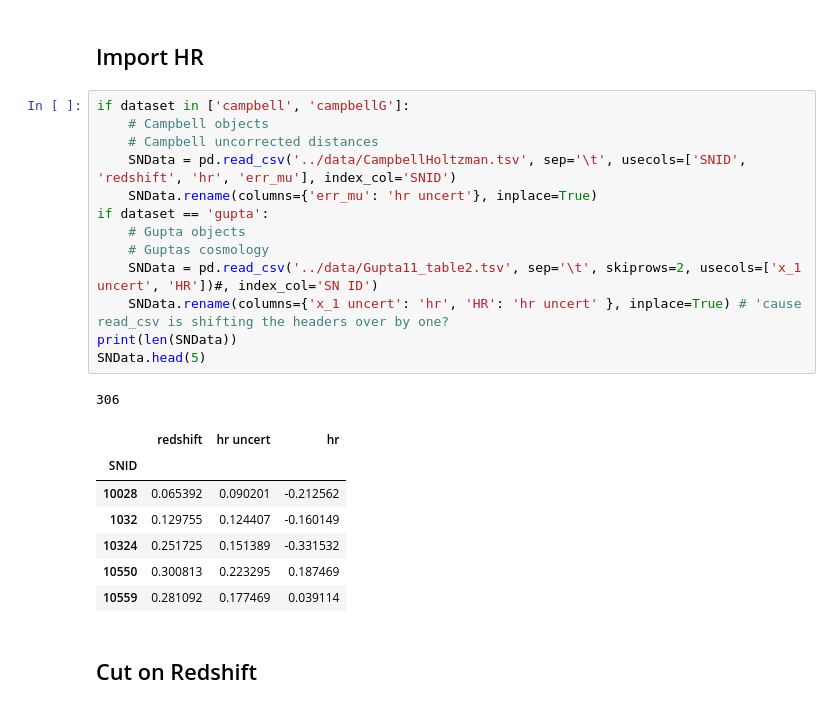
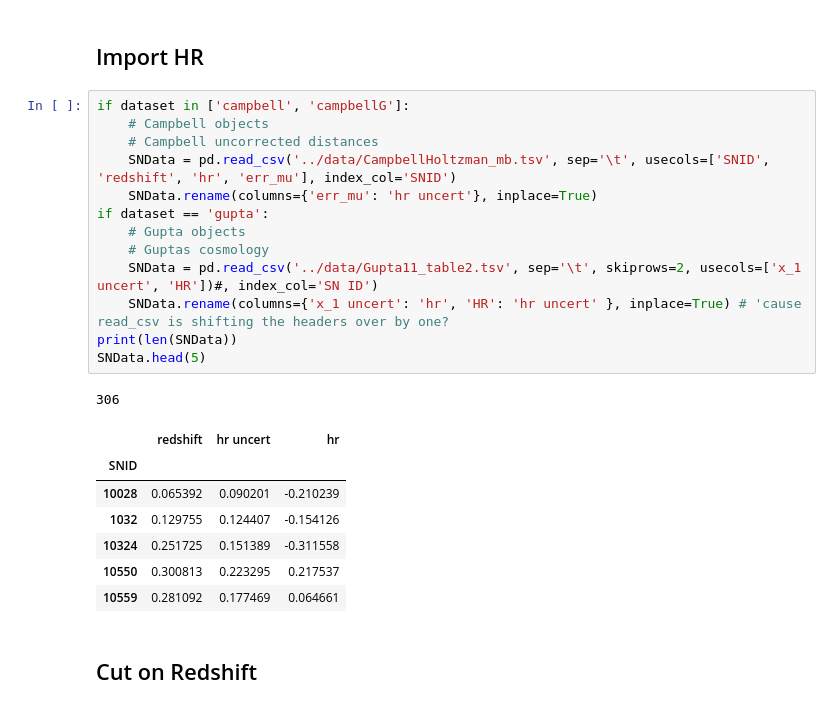
Before and after one commit to benjaminrose/MC-Age, a Jupyter notebook: figures/Results-HRvsAge-redshiftcut.ipynb, the cells around one changed output. Drawn from its saved outputs; the diff is of its cells as text.

```diff
--- a/figures/Results-HRvsAge-redshiftcut.ipynb
+++ b/figures/Results-HRvsAge-redshiftcut.ipynb
@@ -18,25 +18,25 @@ z_max = 0.2   # campbell is already cut at  ~0.33
 # %%
 if dataset in ['campbell', 'campbellG']:
     # Campbell objects
     # Campbell uncorrected distances
-    SNData = pd.read_csv('../data/CampbellHoltzman.tsv', sep='\t', usecols=['SNID', 'redshift', 'hr', 'err_mu'], index_col='SNID')
+    SNData = pd.read_csv('../data/CampbellHoltzman_mb.tsv', sep='\t', usecols=['SNID', 'redshift', 'hr', 'err_mu'], index_col='SNID')
     SNData.rename(columns={'err_mu': 'hr uncert'}, inplace=True)
 if dataset == 'gupta':
     # Gupta objects
     # Guptas cosmology
     SNData = pd.read_csv('../data/Gupta11_table2.tsv', sep='\t', skiprows=2, usecols=['x_1 uncert', 'HR'])#, index_col='SN ID')
     SNData.rename(columns={'x_1 uncert': 'hr', 'HR': 'hr uncert' }, inplace=True) # 'cause read_csv is shifting the headers over by one?
 print(len(SNData))
 SNData.head(5)
 # %% [output]
 306
 |  | redshift | hr uncert | hr |
 | SNID |  |  |  |
-| 10028 | 0.065392 | 0.090201 | -0.212562 |
-| 1032 | 0.129755 | 0.124407 | -0.160149 |
-| 10324 | 0.251725 | 0.151389 | -0.331532 |
-| 10550 | 0.300813 | 0.223295 | 0.187469 |
-| 10559 | 0.281092 | 0.177469 | 0.039114 |
+| 10028 | 0.065392 | 0.090201 | -0.210239 |
+| 1032 | 0.129755 | 0.124407 | -0.154126 |
+| 10324 | 0.251725 | 0.151389 | -0.311558 |
+| 10550 | 0.300813 | 0.223295 | 0.217537 |
+| 10559 | 0.281092 | 0.177469 | 0.064661 |
 # %% [markdown]
 ## Cut on Redshift
 # %%
```
Also changed, not shown: parts of 14 cells of this notebook, 5 other files.
